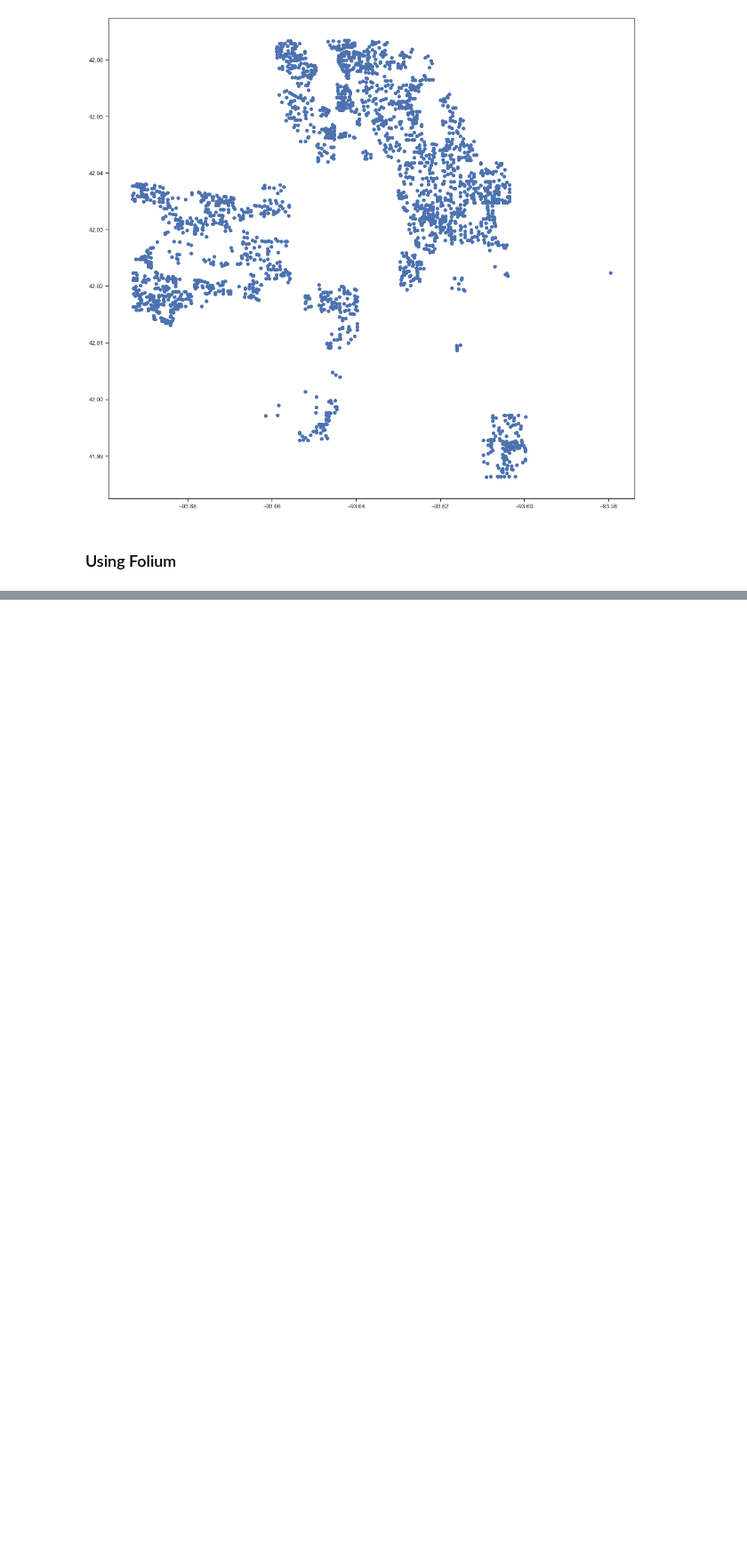
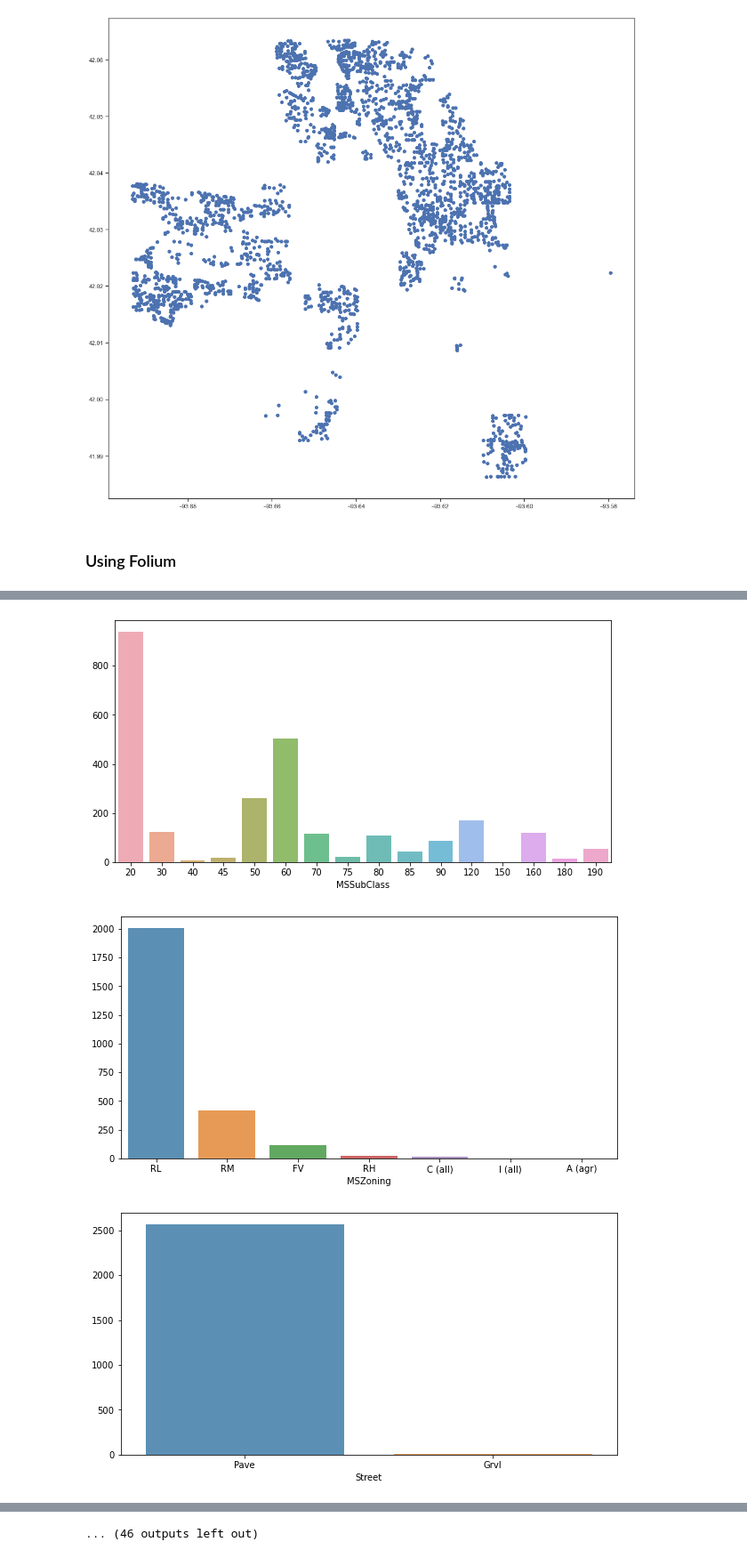
Before and after one commit to djhang99/housing_prices, a Jupyter notebook: Jung Hwan Lim/HousingPrices.ipynb, the cells around one changed output, grey strips where cells are left out. Shown at 89% size. Drawn from its saved outputs; the diff is of its cells as text; code cells hidden in the pictures; blank space fills up the shorter version.

```diff
--- a/Jung Hwan Lim/HousingPrices.ipynb
+++ b/Jung Hwan Lim/HousingPrices.ipynb
@@ -274,0 +326,22 @@ NameError: name 'housing' is not defined
+# %%
+# creating a function of seeing the counts of the different data results of each column
+
+housingcat = housing.drop(['PID', 'GrLivArea', 'SalePrice', 'LotFrontage', 'LotArea', 'YearBuilt',
+                          'YearRemodAdd', 'MasVnrArea', 'BsmtFinSF1', 'BsmtFinSF2', 'TotalBsmtSF',
+                          '1stFlrSF', '2ndFlrSF', 'GarageYrBlt', 'GarageArea', 'WoodDeckSF', 'OpenPorchSF',
+                          'EnclosedPorch', '3SsnPorch', 'ScreenPorch', 'PoolArea', 'LowQualFinSF', 'BsmtUnfSF'], axis = 1)
+
+categvar = list(housingcat.columns)
+
+def countplot(list):
+    for column in categvar:
+        count = housing[column].value_counts()
+        plt.figure(figsize=(10,5))
+        sns.barplot(count.index, count.values, alpha=0.8)
+        plt.xlabel(column)
+# %%
+countplot(categvar)
+# %% [output]
+[figure, added]
+[figure, added]
+[figure, added]
@@ -274,0 +357 @@ NameError: name 'housing' is not defined
+... (46 outputs left out)
```
Also changed, not shown: parts of 8 cells of this notebook, 1 other file.
